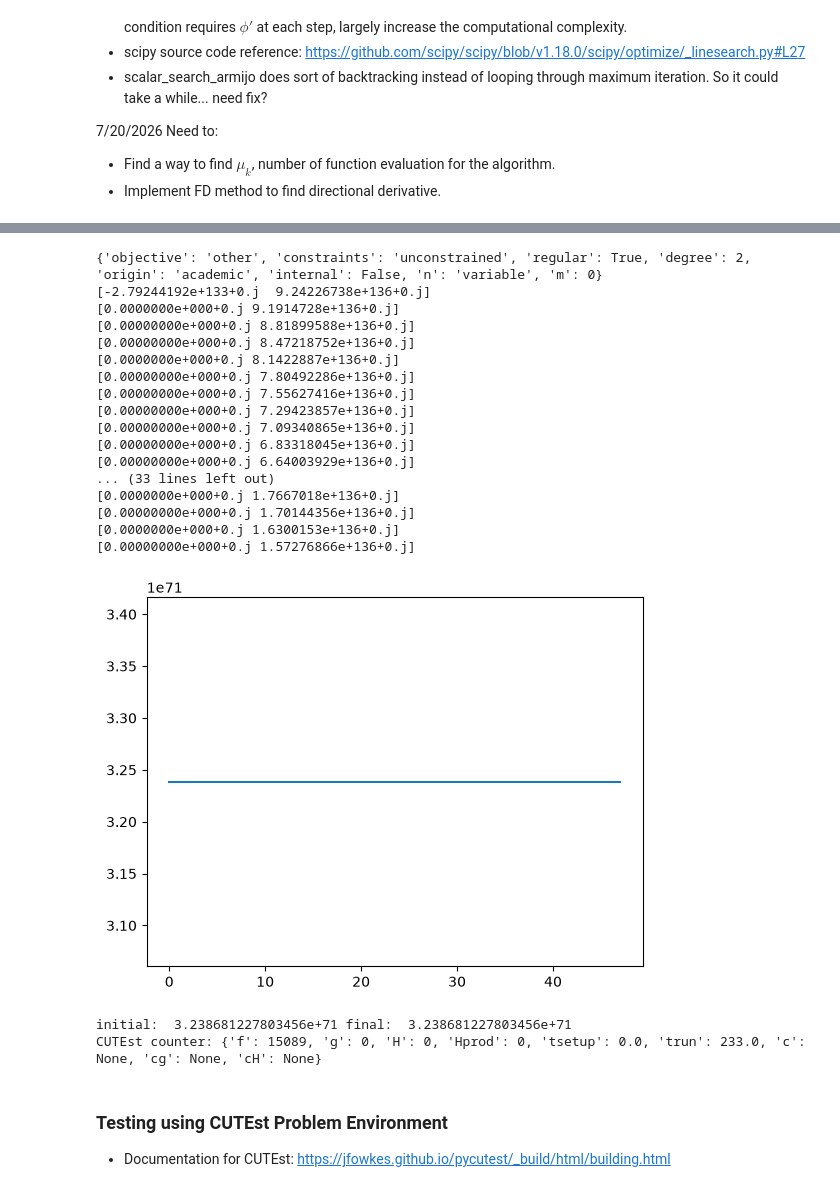
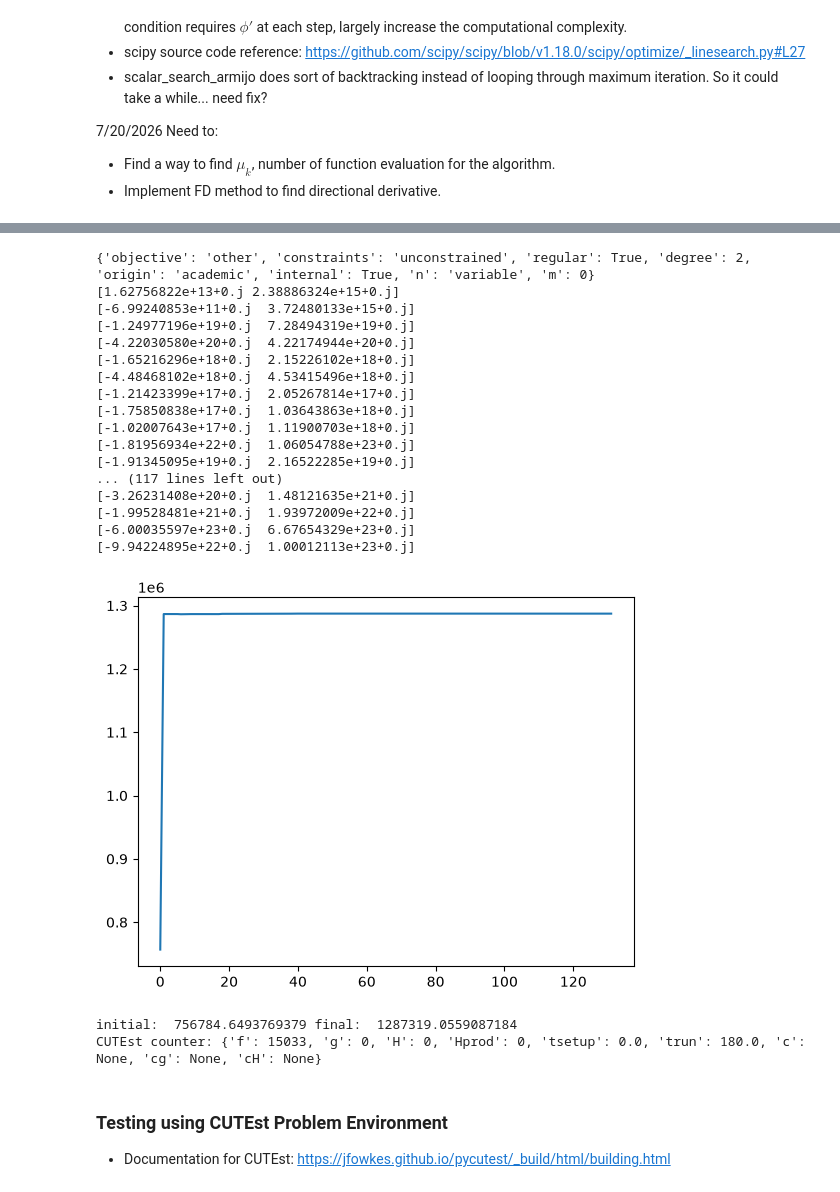
Before and after one commit to rileywuisme/Derivative-Free-Optimization-methods, a Jupyter notebook: SSD_draft.ipynb, the cells around one changed output, grey strips where cells are left out. Cells and saved outputs as stored; diff of their text form; code cells hidden in the pictures.

```diff
--- a/SSD_draft.ipynb
+++ b/SSD_draft.ipynb
@@ -281,38 +281,39 @@ pycutest.find_problems(constraints='unconstrained', userN=True)
 # %%
 #profiling the ssd algo & quick testing
 #saga (eta_max = 0.005) works well for DIXMAANI1, CHNRSNBM, EIGENCLS, MSQRTBLS, DIXMAANK, NONDQUAR(neg evals),
 #SCOSINE sorta works.
-#does not work for LUKSAN12LS, TRIGON2 (singular), CURLY30(fx went up)
-print(pycutest.problem_properties('SCURLY10'))
-p = pycutest.import_problem('SCURLY10')
+#does not work for LUKSAN12LS, TRIGON2 (singular), CURLY30(fx went up), CRAGGLVY (increased)
+#stayed flat bc of 0 eigenvalue: SCURLY10
+print(pycutest.problem_properties('CRAGGLVY'))
+p = pycutest.import_problem('CRAGGLVY')
 x = p.x0
 # %lprun -f ssd fx, xs, linesearch_hist = ssd(p.obj, x, ls = 'on')
 x, fx, ls, fn_call = ssd(p.obj, x, ls = 'saga', max_fn_call = 15000, seed=3, eta_max = 0.0005)
 plt.plot(fx)
 plt.show()
 print('initial: ', fx[0], 'final: ', fx[-1])
 print('CUTEst counter:', p.report())
 # %% [output]
-{'objective': 'other', 'constraints': 'unconstrained', 'regular': True, 'degree': 2, 'origin': 'academic', 'internal': False, 'n': 'variable', 'm': 0}
-[-2.79244192e+133+0.j  9.24226738e+136+0.j]
-[0.0000000e+000+0.j 9.1914728e+136+0.j]
-[0.00000000e+000+0.j 8.81899588e+136+0.j]
-[0.00000000e+000+0.j 8.47218752e+136+0.j]
-[0.0000000e+000+0.j 8.1422887e+136+0.j]
-[0.00000000e+000+0.j 7.80492286e+136+0.j]
-[0.00000000e+000+0.j 7.55627416e+136+0.j]
-[0.00000000e+000+0.j 7.29423857e+136+0.j]
-[0.00000000e+000+0.j 7.09340865e+136+0.j]
-[0.00000000e+000+0.j 6.83318045e+136+0.j]
-[0.00000000e+000+0.j 6.64003929e+136+0.j]
-... (33 lines left out)
-[0.0000000e+000+0.j 1.7667018e+136+0.j]
-[0.00000000e+000+0.j 1.70144356e+136+0.j]
-[0.0000000e+000+0.j 1.6300153e+136+0.j]
-[0.00000000e+000+0.j 1.57276866e+136+0.j]
+{'objective': 'other', 'constraints': 'unconstrained', 'regular': True, 'degree': 2, 'origin': 'academic', 'internal': True, 'n': 'variable', 'm': 0}
+[1.62756822e+13+0.j 2.38886324e+15+0.j]
+[-6.99240853e+11+0.j  3.72480133e+15+0.j]
+[-1.24977196e+19+0.j  7.28494319e+19+0.j]
+[-4.22030580e+20+0.j  4.22174944e+20+0.j]
+[-1.65216296e+18+0.j  2.15226102e+18+0.j]
+[-4.48468102e+18+0.j  4.53415496e+18+0.j]
+[-1.21423399e+17+0.j  2.05267814e+17+0.j]
+[-1.75850838e+17+0.j  1.03643863e+18+0.j]
+[-1.02007643e+17+0.j  1.11900703e+18+0.j]
+[-1.81956934e+22+0.j  1.06054788e+23+0.j]
+[-1.91345095e+19+0.j  2.16522285e+19+0.j]
+... (117 lines left out)
+[-3.26231408e+20+0.j  1.48121635e+21+0.j]
+[-1.99528481e+21+0.j  1.93972009e+22+0.j]
+[-6.00035597e+23+0.j  6.67654329e+23+0.j]
+[-9.94224895e+22+0.j  1.00012113e+23+0.j]
-[figure, old version]
+[figure, new version]
-initial:  3.238681227803456e+71 final:  3.238681227803456e+71
-CUTEst counter: {'f': 15089, 'g': 0, 'H': 0, 'Hprod': 0, 'tsetup': 0.0, 'trun': 233.0, 'c': None, 'cg': None, 'cH': None}
+initial:  756784.6493769379 final:  1287319.0559087184
+CUTEst counter: {'f': 15033, 'g': 0, 'H': 0, 'Hprod': 0, 'tsetup': 0.0, 'trun': 180.0, 'c': None, 'cg': None, 'cH': None}
 # %% [markdown]
 ### Testing using CUTEst Problem Environment
 * Documentation for CUTEst: https://jfowkes.github.io/pycutest/_build/html/building.html
```
